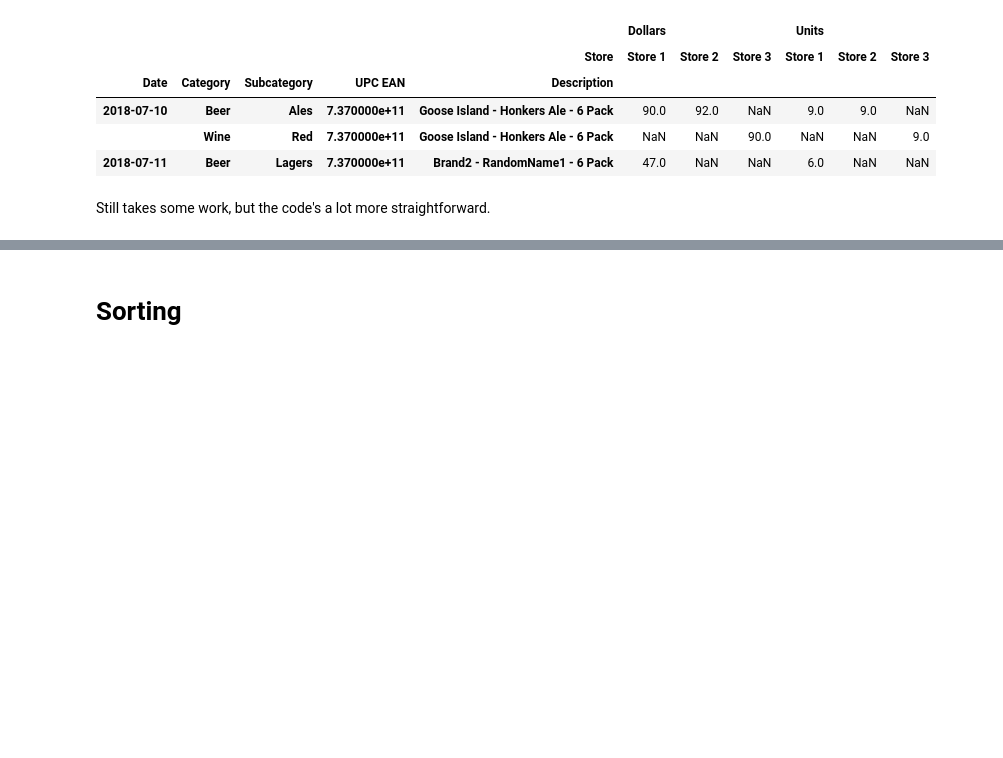
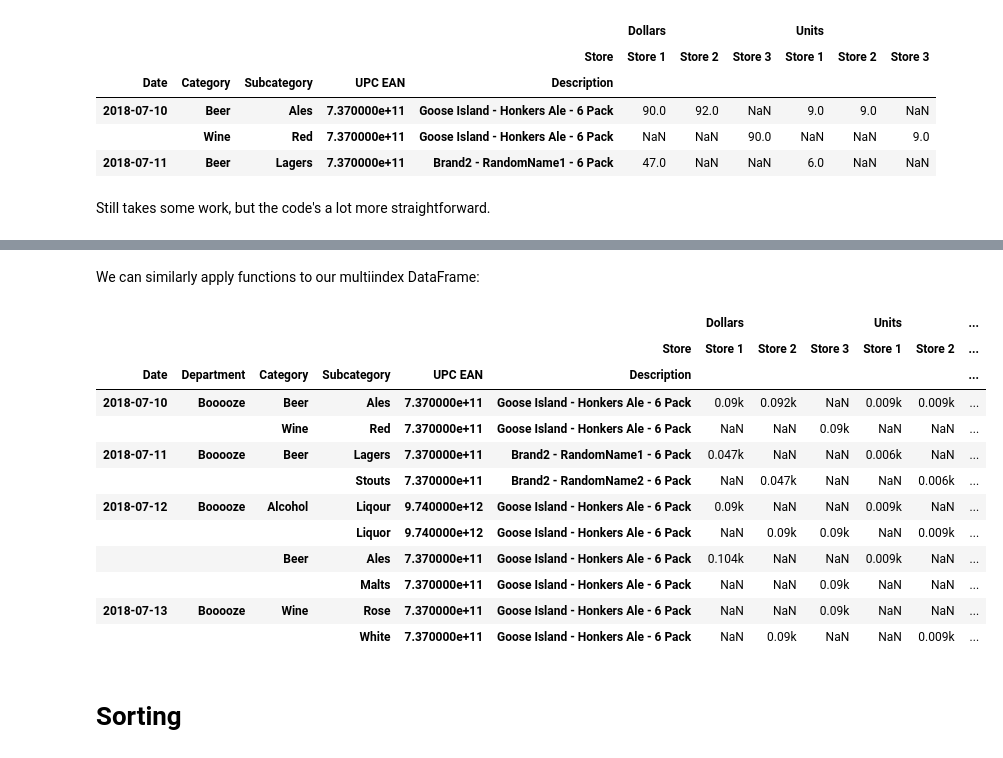
Before and after one commit to ZaxR/pandas_multiindex_tutorial, a Jupyter notebook: Pandas MultiIndex Tutorial.ipynb, the cells around one changed output, grey strips where cells are left out. Cells and saved outputs as stored; diff of their text form; code cells hidden in the pictures; blank space fills up the shorter version.

```diff
--- a/Pandas MultiIndex Tutorial.ipynb
+++ b/Pandas MultiIndex Tutorial.ipynb
@@ -368,2 +429,21 @@ Still takes some work, but the code's a lot more straightforward.
+# %% [markdown]
+We can similarly apply functions to our multiindex DataFrame:
+# %%
+# Change our units to 000s for funsies
+multi_col_lvl_df.applymap(lambda x: np.nan if np.isnan(x) else str(x/1000) + "k")
+# %% [output]
+|  |  |  |  |  |  | Dollars |  |  | Units |  | ... |
+|  |  |  |  |  | Store | Store 1 | Store 2 | Store 3 | Store 1 | Store 2 | ... |
+| Date | Department | Category | Subcategory | UPC EAN | Description |  |  |  |  |  | ... |
+| 2018-07-10 | Booooze | Beer | Ales | 7.370000e+11 | Goose Island - Honkers Ale - 6 Pack | 0.09k | 0.092k | NaN | 0.009k | 0.009k | ... |
+|  |  | Wine | Red | 7.370000e+11 | Goose Island - Honkers Ale - 6 Pack | NaN | NaN | 0.09k | NaN | NaN | ... |
+| 2018-07-11 | Booooze | Beer | Lagers | 7.370000e+11 | Brand2 - RandomName1 - 6 Pack | 0.047k | NaN | NaN | 0.006k | NaN | ... |
+|  |  |  | Stouts | 7.370000e+11 | Brand2 - RandomName2 - 6 Pack | NaN | 0.047k | NaN | NaN | 0.006k | ... |
+| 2018-07-12 | Booooze | Alcohol | Liqour | 9.740000e+12 | Goose Island - Honkers Ale - 6 Pack | 0.09k | NaN | NaN | 0.009k | NaN | ... |
+|  |  |  | Liquor | 9.740000e+12 | Goose Island - Honkers Ale - 6 Pack | NaN | 0.09k | 0.09k | NaN | 0.009k | ... |
+|  |  | Beer | Ales | 7.370000e+11 | Goose Island - Honkers Ale - 6 Pack | 0.104k | NaN | NaN | 0.009k | NaN | ... |
+|  |  |  | Malts | 7.370000e+11 | Goose Island - Honkers Ale - 6 Pack | NaN | NaN | 0.09k | NaN | NaN | ... |
+| 2018-07-13 | Booooze | Wine | Rose | 7.370000e+11 | Goose Island - Honkers Ale - 6 Pack | NaN | NaN | 0.09k | NaN | NaN | ... |
+|  |  |  | White | 7.370000e+11 | Goose Island - Honkers Ale - 6 Pack | NaN | 0.09k | NaN | NaN | 0.009k | ... |
 # %% [markdown]
 # Sorting
```
Also changed, not shown: parts of 29 cells of this notebook.
